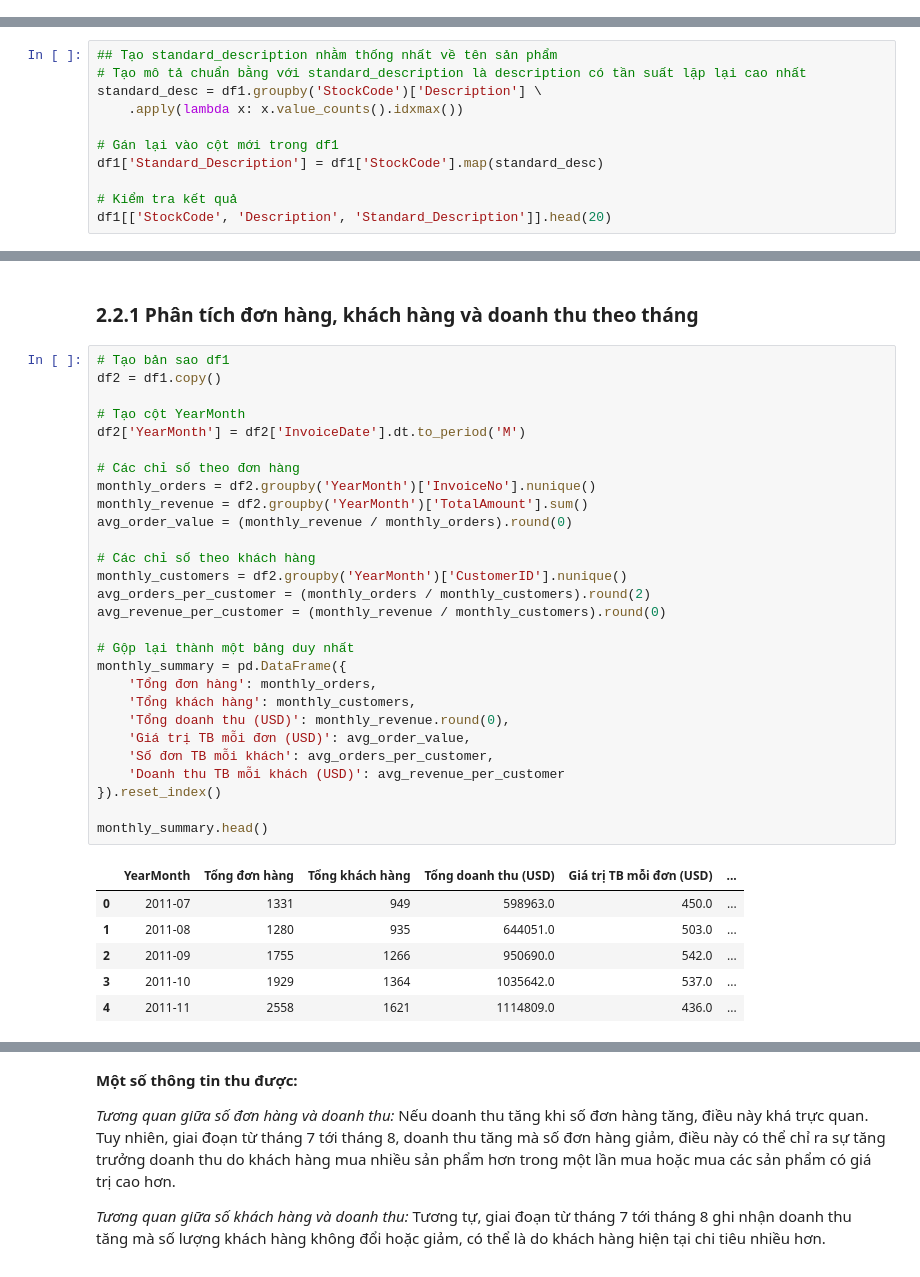
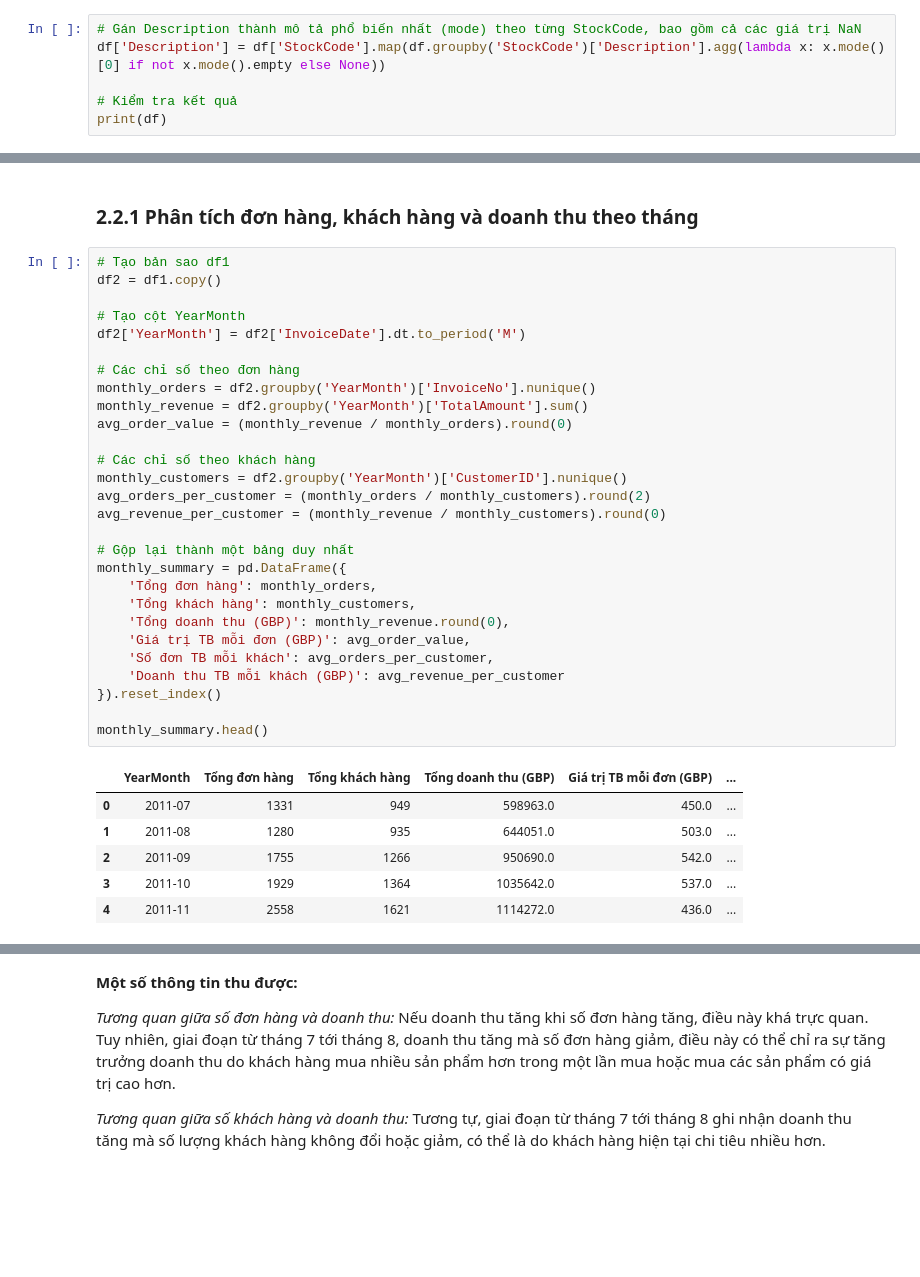
Before and after one commit to caboifvd/Pentabytes, a Jupyter notebook: Online_Retail_Analysis_Project.ipynb, the cells around one changed output, grey strips where cells are left out. Cells and saved outputs as stored; diff of their text form; blank space fills up the shorter version.

```diff
--- a/Online_Retail_Analysis_Project.ipynb
+++ b/Online_Retail_Analysis_Project.ipynb
@@ -120,0 +174,6 @@ Vì vậy, để đảm bảo độ tin cậy cho quá trình phân tích dữ l
+# %%
+# Gán Description thành mô tả phổ biến nhất (mode) theo từng StockCode, bao gồm cả các giá trị NaN
+df['Description'] = df['StockCode'].map(df.groupby('StockCode')['Description'].agg(lambda x: x.mode()[0] if not x.mode().empty else None))
+
+# Kiểm tra kết quả
+print(df)
@@ -222,11 +297,0 @@ Khi nghiên cứu trường Description, nhóm đã khảo sát biến thể tê
-# %%
-## Tạo standard_description nhằm thống nhất về tên sản phẩm
-# Tạo mô tả chuẩn bằng với standard_description là description có tần suất lặp lại cao nhất
-standard_desc = df1.groupby('StockCode')['Description'] \
-    .apply(lambda x: x.value_counts().idxmax())
-
-# Gán lại vào cột mới trong df1
-df1['Standard_Description'] = df1['StockCode'].map(standard_desc)
-
-# Kiểm tra kết quả
-df1[['StockCode', 'Description', 'Standard_Description']].head(20)
@@ -342,38 +389,38 @@ TẦN SUẤT VÀ GIÁ TRỊ MUA HÀNG TRUNG BÌNH GIAI ĐOẠN T7-T11/2011:
 # %%
 # Tạo bản sao df1
 df2 = df1.copy()
 
 # Tạo cột YearMonth
 df2['YearMonth'] = df2['InvoiceDate'].dt.to_period('M')
 
 # Các chỉ số theo đơn hàng
 monthly_orders = df2.groupby('YearMonth')['InvoiceNo'].nunique()
 monthly_revenue = df2.groupby('YearMonth')['TotalAmount'].sum()
 avg_order_value = (monthly_revenue / monthly_orders).round(0)
 
 # Các chỉ số theo khách hàng
 monthly_customers = df2.groupby('YearMonth')['CustomerID'].nunique()
 avg_orders_per_customer = (monthly_orders / monthly_customers).round(2)
 avg_revenue_per_customer = (monthly_revenue / monthly_customers).round(0)
 
 # Gộp lại thành một bảng duy nhất
 monthly_summary = pd.DataFrame({
     'Tổng đơn hàng': monthly_orders,
     'Tổng khách hàng': monthly_customers,
-    'Tổng doanh thu (USD)': monthly_revenue.round(0),
-    'Giá trị TB mỗi đơn (USD)': avg_order_value,
+    'Tổng doanh thu (GBP)': monthly_revenue.round(0),
+    'Giá trị TB mỗi đơn (GBP)': avg_order_value,
     'Số đơn TB mỗi khách': avg_orders_per_customer,
-    'Doanh thu TB mỗi khách (USD)': avg_revenue_per_customer
+    'Doanh thu TB mỗi khách (GBP)': avg_revenue_per_customer
 }).reset_index()
 
 monthly_summary.head()
 # %% [output]
-|  | YearMonth | Tổng đơn hàng | Tổng khách hàng | Tổng doanh thu (USD) | Giá trị TB mỗi đơn (USD) | ... |
+|  | YearMonth | Tổng đơn hàng | Tổng khách hàng | Tổng doanh thu (GBP) | Giá trị TB mỗi đơn (GBP) | ... |
 | 0 | 2011-07 | 1331 | 949 | 598963.0 | 450.0 | ... |
 | 1 | 2011-08 | 1280 | 935 | 644051.0 | 503.0 | ... |
 | 2 | 2011-09 | 1755 | 1266 | 950690.0 | 542.0 | ... |
 | 3 | 2011-10 | 1929 | 1364 | 1035642.0 | 537.0 | ... |
-| 4 | 2011-11 | 2558 | 1621 | 1114809.0 | 436.0 | ... |
+| 4 | 2011-11 | 2558 | 1621 | 1114272.0 | 436.0 | ... |
 # %%
 # Biểu đồ số đơn hàng, khách hàng và doanh thu theo tháng
 plt.figure(figsize=(14, 6))
```
Also changed, not shown: parts of 39 cells of this notebook.
